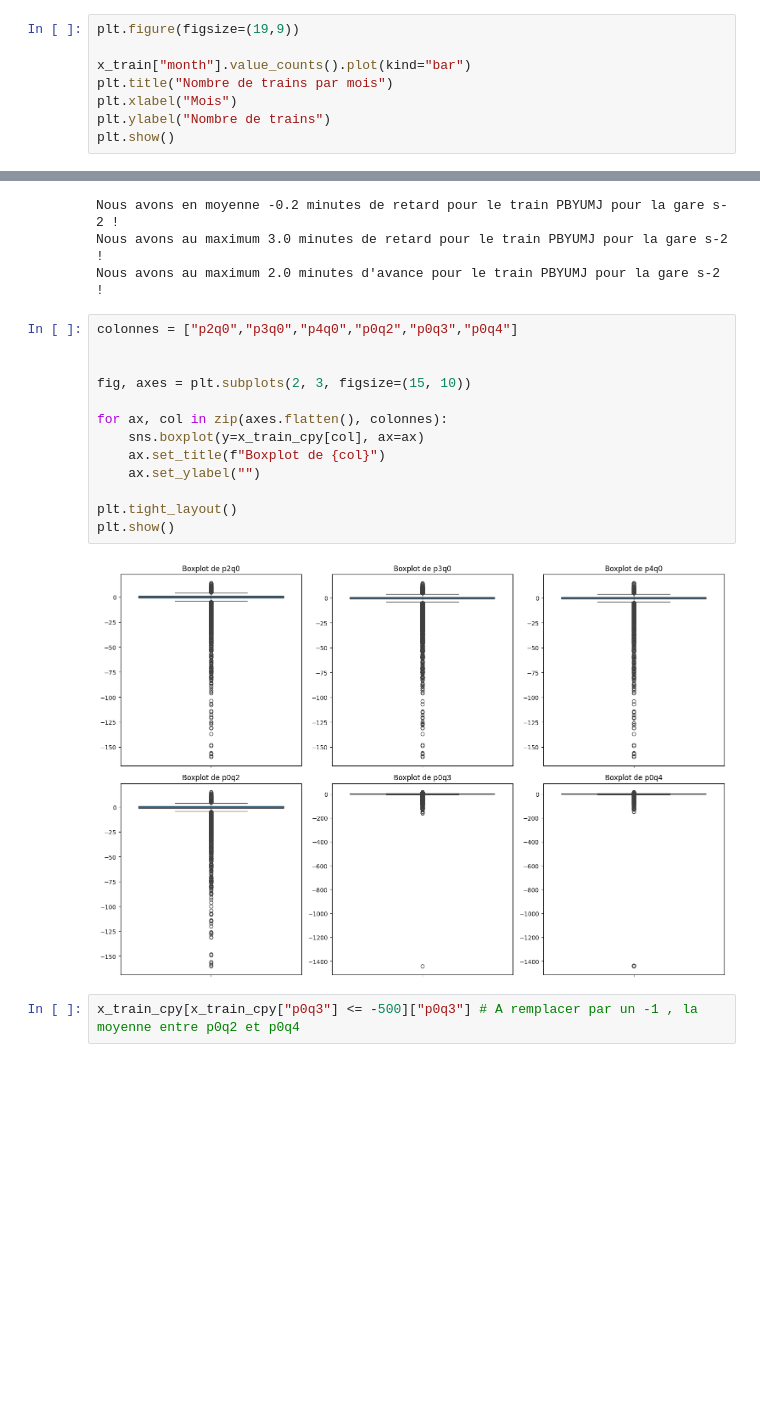
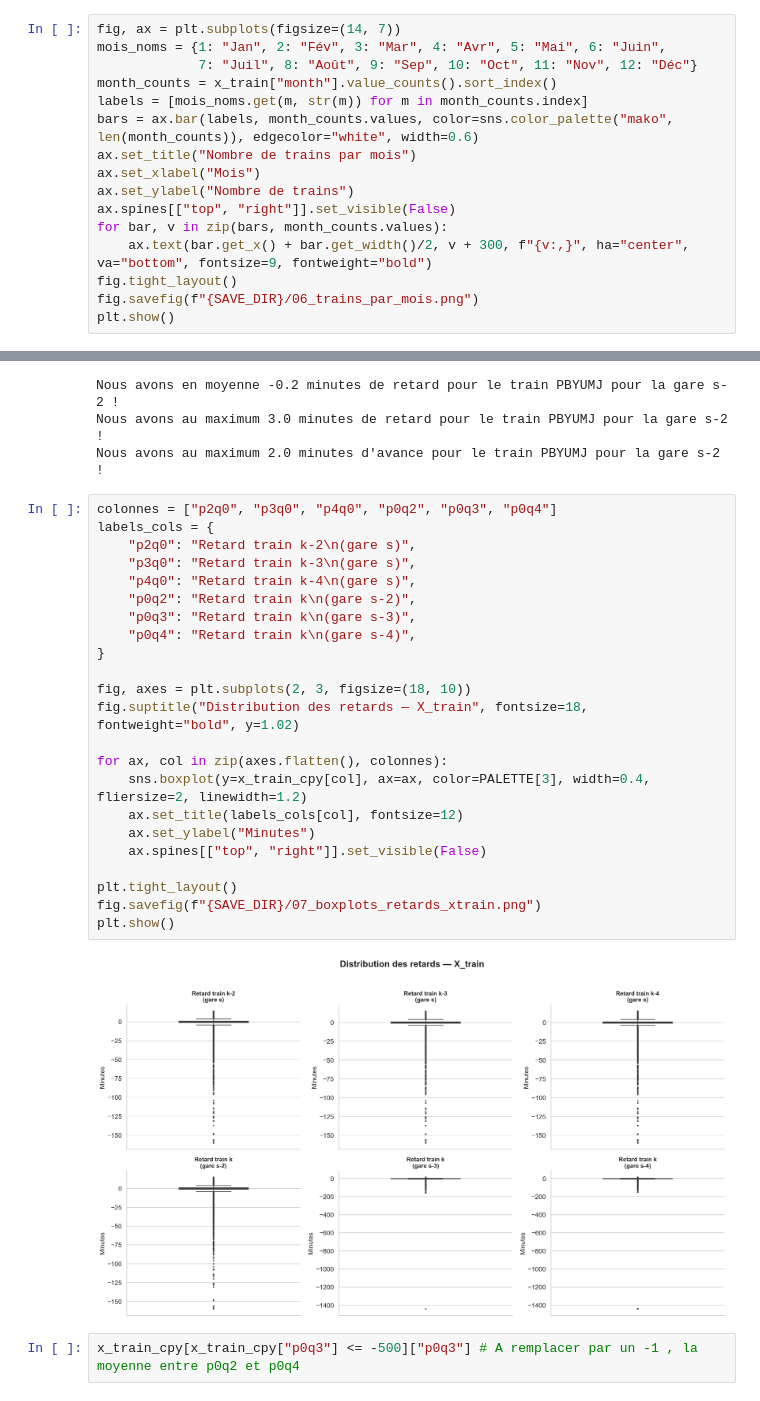
Before and after one commit to motawassimlahmadi/SNCF_DataChallenge166, a Jupyter notebook: notebooks/experiment.ipynb, the cells around one changed output, grey strips where cells are left out. Drawn from its saved outputs; the diff is of its cells as text; blank space fills up the shorter version.

```diff
--- a/notebooks/experiment.ipynb
+++ b/notebooks/experiment.ipynb
@@ -153,9 +201,17 @@ plt.show()
 # %%
-plt.figure(figsize=(19,9))
-
-x_train["month"].value_counts().plot(kind="bar")
-plt.title("Nombre de trains par mois")
-plt.xlabel("Mois")
-plt.ylabel("Nombre de trains")
+fig, ax = plt.subplots(figsize=(14, 7))
+mois_noms = {1: "Jan", 2: "Fév", 3: "Mar", 4: "Avr", 5: "Mai", 6: "Juin",
+             7: "Juil", 8: "Août", 9: "Sep", 10: "Oct", 11: "Nov", 12: "Déc"}
+month_counts = x_train["month"].value_counts().sort_index()
+labels = [mois_noms.get(m, str(m)) for m in month_counts.index]
+bars = ax.bar(labels, month_counts.values, color=sns.color_palette("mako", len(month_counts)), edgecolor="white", width=0.6)
+ax.set_title("Nombre de trains par mois")
+ax.set_xlabel("Mois")
+ax.set_ylabel("Nombre de trains")
+ax.spines[["top", "right"]].set_visible(False)
+for bar, v in zip(bars, month_counts.values):
+    ax.text(bar.get_x() + bar.get_width()/2, v + 300, f"{v:,}", ha="center", va="bottom", fontsize=9, fontweight="bold")
+fig.tight_layout()
+fig.savefig(f"{SAVE_DIR}/06_trains_par_mois.png")
 plt.show()
 # %% [output]
@@ -217,20 +273,30 @@ Nous avons en moyenne -0.2 minutes de retard pour le train PBYUMJ pour la gare s
 Nous avons au maximum 3.0 minutes de retard pour le train PBYUMJ pour la gare s-2 !
 Nous avons au maximum 2.0 minutes d'avance pour le train PBYUMJ pour la gare s-2 !
 # %%
-colonnes = ["p2q0","p3q0","p4q0","p0q2","p0q3","p0q4"]
+colonnes = ["p2q0", "p3q0", "p4q0", "p0q2", "p0q3", "p0q4"]
+labels_cols = {
+    "p2q0": "Retard train k-2\n(gare s)",
+    "p3q0": "Retard train k-3\n(gare s)",
+    "p4q0": "Retard train k-4\n(gare s)",
+    "p0q2": "Retard train k\n(gare s-2)",
+    "p0q3": "Retard train k\n(gare s-3)",
+    "p0q4": "Retard train k\n(gare s-4)",
+}
 
-
-fig, axes = plt.subplots(2, 3, figsize=(15, 10))
+fig, axes = plt.subplots(2, 3, figsize=(18, 10))
+fig.suptitle("Distribution des retards — X_train", fontsize=18, fontweight="bold", y=1.02)
 
 for ax, col in zip(axes.flatten(), colonnes):
-    sns.boxplot(y=x_train_cpy[col], ax=ax)
-    ax.set_title(f"Boxplot de {col}")
-    ax.set_ylabel("")
+    sns.boxplot(y=x_train_cpy[col], ax=ax, color=PALETTE[3], width=0.4, fliersize=2, linewidth=1.2)
+    ax.set_title(labels_cols[col], fontsize=12)
+    ax.set_ylabel("Minutes")
+    ax.spines[["top", "right"]].set_visible(False)
 
 plt.tight_layout()
+fig.savefig(f"{SAVE_DIR}/07_boxplots_retards_xtrain.png")
 plt.show()
 # %% [output]
-[figure, old version]
+[figure, new version]
 # %%
 x_train_cpy[x_train_cpy["p0q3"] <= -500]["p0q3"] # A remplacer par un -1 , la moyenne entre p0q2 et p0q4
 # %% [output]
```
Also changed, not shown: parts of 11 cells of this notebook, 10 other files.
